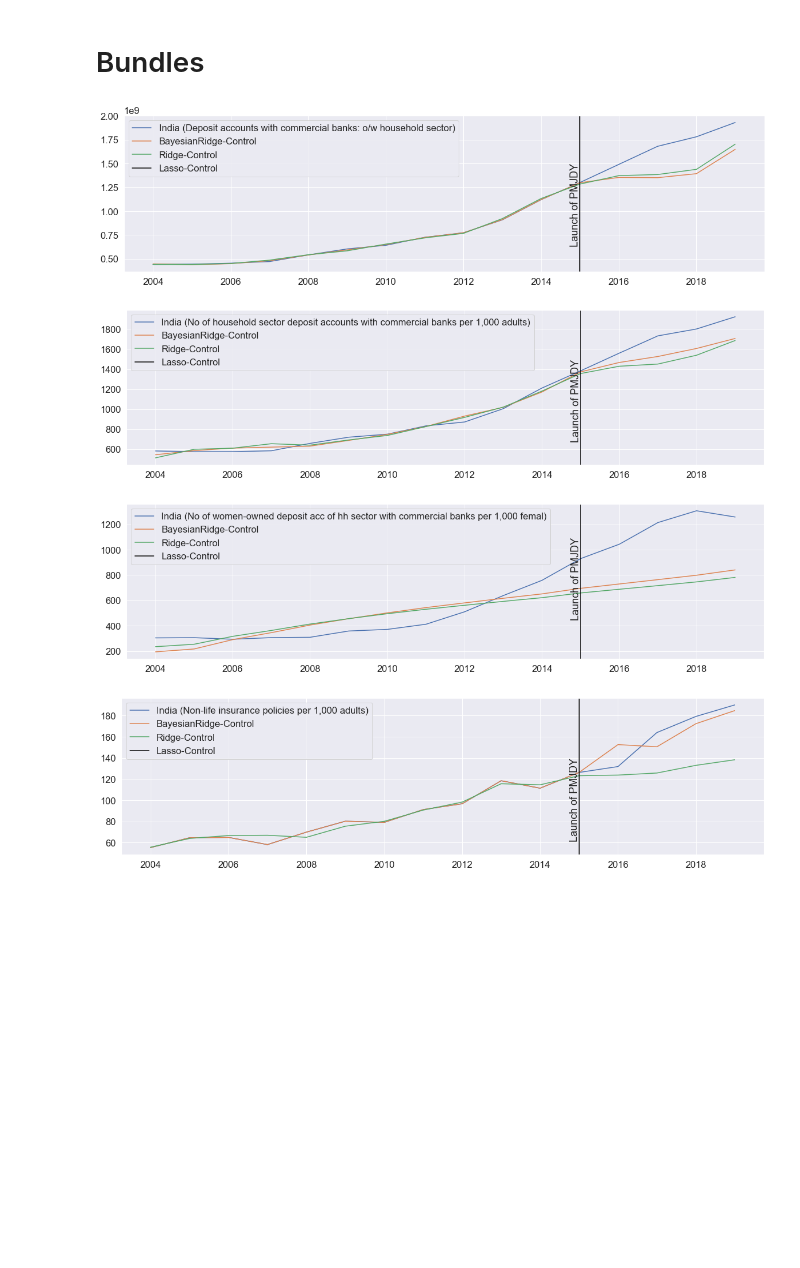
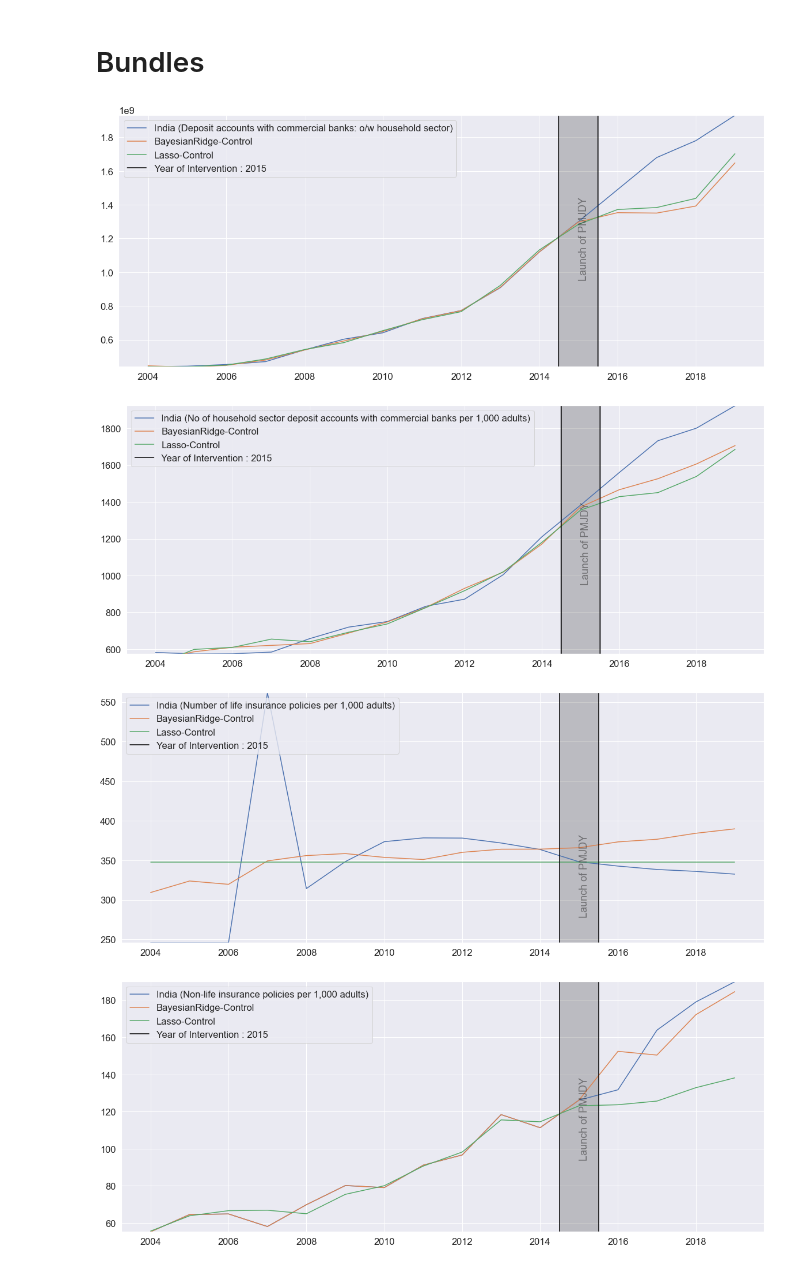
Before and after one commit to harsh-parikh/credence-to-causal-estimation, a Jupyter notebook: notebooks/analysis.ipynb, the cells around one changed output. Saved outputs shown, nothing was run; the diff lists cells and outputs as text; code cells hidden in the pictures; blank space fills up the shorter version.

Commit message:
more pmjdy analysis

```diff
--- a/notebooks/analysis.ipynb
+++ b/notebooks/analysis.ipynb
@@ -132,8 +34,0 @@ plt.legend(['%s (%s)'%(target,series),'BayesianRidge-Control','Ridge-Control','L
-# %%
-fig = plt.figure(figsize=(15,7))
-plt.plot(np.arange(2004,2020),Y_target-Y_target)
-plt.plot(np.arange(2004,2020),Y_target-Y_target_ridge)
-plt.plot(np.arange(2004,2020),(Y_target.to_numpy().T-Y_target_lasso).T)
-plt.plot(np.arange(2004,2020),(Y_target.to_numpy().T-Y_target_bayesian).T)
-plt.axvline(2015,c='black')
-plt.legend(['Zero','Ridge','Lasso','BayesianRidge-Control'])
@@ -143,5 +34,0 @@ plt.legend(['Zero','Ridge','Lasso','BayesianRidge-Control'])
-# %%
-fig = plt.figure(figsize=(20,4))
-pd.Series(m_bayesian.coef_,index=Y_donor.columns).plot(kind='bar')
-fig = plt.figure(figsize=(20,4))
-pd.Series(m_lasso.coef_,index=Y_donor.columns).plot(kind='bar')
@@ -154,7 +37,7 @@ pd.Series(m_lasso.coef_,index=Y_donor.columns).plot(kind='bar')
 # %%
 bundles_names = ['Deposit accounts with commercial banks: o/w household sector',
                  'No of household sector deposit accounts with commercial banks per 1,000 adults',
-                 'No of women-owned deposit acc of hh sector with commercial banks per 1,000 femal',
+                 'Number of life insurance policies per 1,000 adults',
                  'Non-life insurance policies per 1,000 adults',
                  'Number of loan accounts with commercial banks per 1,000 adults',
                  'Loan accounts with commercial banks: o/w SME',
@@ -163,7 +46,7 @@ bundles_names = ['Deposit accounts with commercial banks: o/w household sector',
 # %%
 bundles = {}
 for series in bundles_names:
-    time_intervention = 2016
+    time_intervention = 2015
     target = 'India'
     donors = [ 'Argentina', 'Armenia, Rep. of', 'Bangladesh', 'Barbados', 'Belarus, Rep. of', 'Bhutan', 'Bosnia and Herzegovina', 'Botswana',
               'Brunei Darussalam', 'Cambodia', 'Cameroon', 'Chile', 'China, P.R.: Macao', 'China, P.R.: Mainland', 'Colombia', 'Costa Rica', 'Cyprus',
@@ -178,23 +61,32 @@ for series in bundles_names:
 # %%
 for series in bundles.keys():
     (Ypre_target,Ypre_donor,Y_target,Y_donor) = bundles[series]
 
     m_lasso = lm.LassoCV().fit(Ypre_donor,Ypre_target)
     m_bayesian = lm.BayesianRidge().fit(Ypre_donor,Ypre_target)
+#     m_rf = en.RandomForestRegressor().fit(Ypre_donor,Ypre_target)
 
     Y_target_lasso = m_lasso.predict(Y_donor.fillna(method='ffill'))
     Y_target_bayesian,std_y_target_bayesian = m_bayesian.predict(Y_donor.fillna(method='ffill'),return_std=True)
+#     Y_target_rf = m_rf.predict(Y_donor.fillna(method='ffill'))
 
-    fig = plt.figure(figsize=(20,5))
+    fig = plt.figure(figsize=(20,8))
+    sns.set(font_scale=1.5)
     plt.plot(np.arange(2004,2020),Y_target)
     plt.plot(np.arange(2004,2020),Y_target_bayesian)
     plt.plot(np.arange(2004,2020),Y_target_lasso)
-    plt.axvline(2015,c='black')
-    plt.text(2014.75,Y_target.loc[2015]/2,'Launch of PMJDY',rotation=90)
-    plt.legend(['%s (%s)'%(target,series),'BayesianRidge-Control','Ridge-Control','Lasso-Control'])
-    fig.savefig('%s.png'%(target))
+#     plt.plot(np.arange(2004,2020),Y_target_rf)
+    plt.axvline(time_intervention-0.5,c='black')
+    plt.axvline(time_intervention+0.5,c='black')
+    plt.fill_betweenx(y=Y_target.sort_values(by='India').to_numpy()[:,0],
+                      x1=np.ones_like(Y_target.to_numpy()[:,0])*(time_intervention-0.5),
+                      x2=np.ones_like(Y_target.to_numpy()[:,0])*(time_intervention+0.5),alpha=0.2,color='black')
+    plt.text(2015,np.max(Y_target.to_numpy())/2,'Launch of PMJDY',rotation=90,alpha=0.5)
+    plt.ylim((np.min(Y_target.to_numpy()),np.max(Y_target.to_numpy())))
+    plt.legend(['%s (%s)'%(target,series),'BayesianRidge-Control','Lasso-Control','Year of Intervention : 2015'])
+    fig.savefig('%s_%s.png'%(target,series.replace('/','')))
 # %% [output]
-[figure, old version]
+[figure, new version]
-[figure, old version]
+[figure, new version]
-[figure, old version]
+[figure, new version]
-[figure, old version]
+[figure, new version]
```
Also changed, not shown: parts of 22 cells of this notebook, 11 other files.
